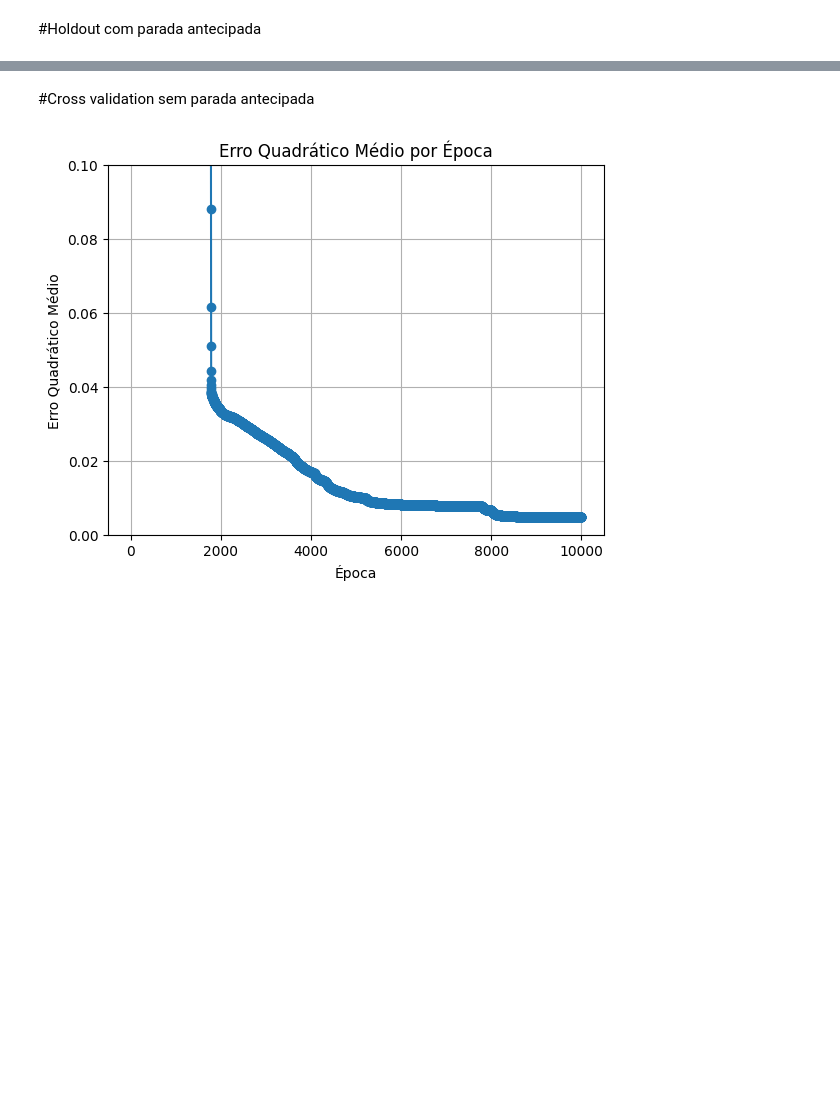
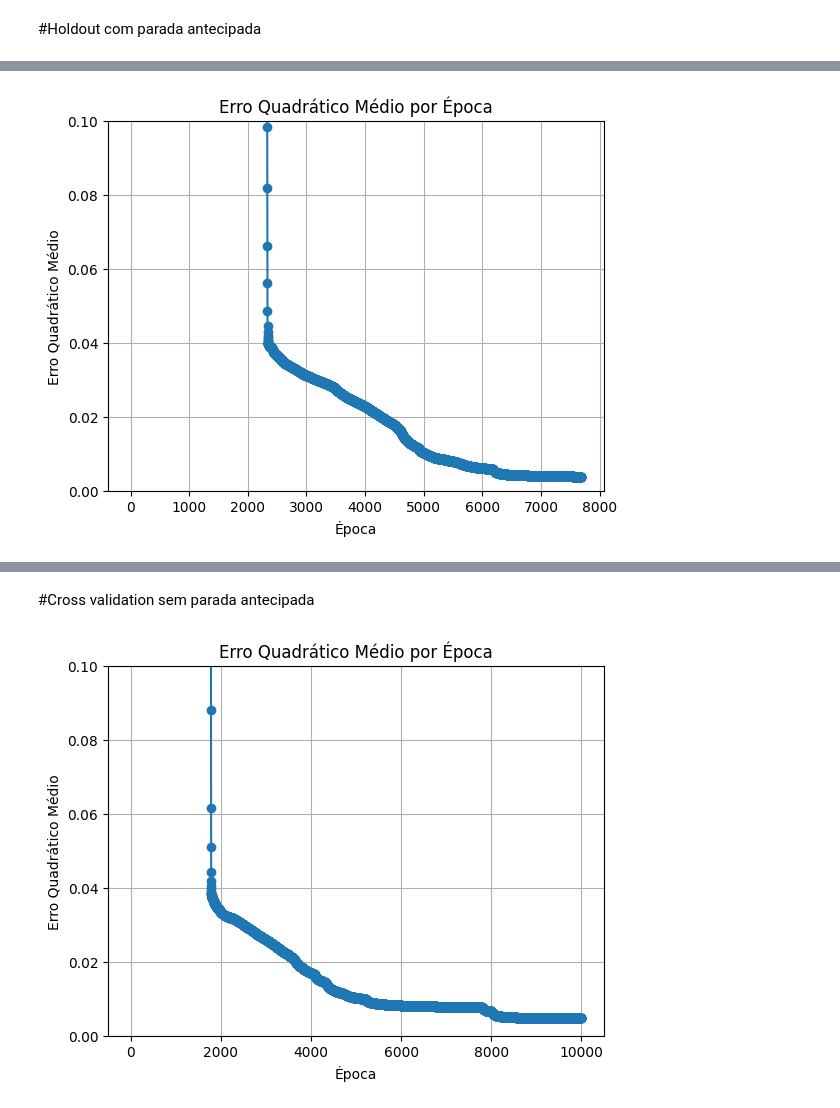
Before and after one commit to FabianaAndrade/projeto_IA, a Jupyter notebook: main.ipynb, the cells around one changed output, grey strips where cells are left out. Saved outputs shown, nothing was run; the diff lists cells and outputs as text; code cells hidden in the pictures; blank space fills up the shorter version.

Commit message:
add holdout e funcao de divisao dos itens

```diff
--- a/main.ipynb
+++ b/main.ipynb
@@ -242,2 +294,96 @@ Porcentagem de acertos:  74.81203007518798
 # %% [markdown]
 #Holdout com parada antecipada
+# %%
+def treinamento(mlp, X, y, X_val, y_val, epocas, epocas_sem_melhoria):
+    """
+        Implementação  do treinamento da rede neural com parada antecipada
+    """
+    erros_treino = []
+    erros_val = []
+    melhor_erro_val = float('inf')
+    count_epocas_sem_melhorias = 0
+
+    for epoca in range(epocas):
+        saida = mlp.feedforward(X)
+        mlp.backpropagation(X, y, saida)
+        erro_treino = np.mean((y - saida) ** 2)
+        erros_treino.append(erro_treino)
+
+        saida_val = mlp.feedforward(X_val)
+        erro_val = np.mean((y_val - saida_val) ** 2)
+        erros_val.append(erro_val)
+
+        if erro_val < melhor_erro_val:
+            melhor_erro_val = erro_val
+            melhor_pesos = (mlp.pesos_saindo_camada_de_entrada_para_escondida.copy(),
+                            mlp.pesos_saindo_camada_escondida_para_saida.copy(),
+                            mlp.bias_camada_escondida.copy(),
+                            mlp.bias_camada_saida.copy())
+            count_epocas_sem_melhorias = 0
+        else:
+            count_epocas_sem_melhorias += 1
+
+        if count_epocas_sem_melhorias >= epocas_sem_melhoria:
+            print(f"Parada antecipada na época {epoca + 1}")
+            print(f"Melhor erro de validação: {melhor_erro_val}")
+            print(f"Erro de treinamento na época {epoca + 1}: {erro_treino}")
+            print(f"Erro de validação na época {epoca + 1}: {erro_val}")
+
+            break
+
+
+    mlp.pesos_saindo_camada_de_entrada_para_escondida, mlp.pesos_saindo_camada_escondida_para_saida, \
+    mlp.bias_camada_escondida, mlp.bias_camada_saida = melhor_pesos
+
+    plot_erro_por_epoca(erros_treino, epoca + 1)
+
+    return erros_treino, erros_val
+
+def predicto(mlp, X):
+    saida = mlp.feedforward(X)
+    return np.argmax(saida, axis=1)
+
+def acuracia(y_true, y_pred):
+    return np.mean(y_true == y_pred)
+
+
+
+def holdout_parada_antecipada(X, y, tamanho_entrada, num_classes):
+    '''
+        houldout com parada antecipada
+    '''
+    perc_treino = 0.6
+    perc_validacao = 0.2
+
+    arrays_combinados = np.hstack((X, y))
+    np.random.shuffle(arrays_combinados)
+
+    x_randomizado = arrays_combinados[:, :X.shape[1]]
+    y_randomizado = arrays_combinados[:, X.shape[1]:]
+
+    x_treino, y_treino, x_validacao, y_validacao, x_teste, y_teste = distribui_valores( x = x_randomizado, y = y_randomizado, perc_treino = perc_treino, perc_validacao = perc_validacao)
+
+    print(f"Treino: {len(x_treino)}")
+    print(f"Validação: {len(x_validacao)}")
+    print(f"Teste: {len(x_teste)}")
+
+    epocas_sem_melhoria = 400
+
+    mlp = MLP(tamanho_entrada, tamanho_camada_escondida, num_classes, learning_rate)
+    erros_treino, erros_val = treinamento(mlp, x_treino, y_treino, x_validacao, y_validacao, epocas, epocas_sem_melhoria)
+
+    y_pred = predicto(mlp, x_teste)
+    y_test_labels = np.argmax(y_teste, axis=1)
+
+    acc = acuracia(y_test_labels, y_pred)
+    print(f"Acurácia: {acc * 100:.2f}%")
+    cm = confusion_matrix(y_test_labels, y_pred)
+    cmd = ConfusionMatrixDisplay(cm, display_labels=['A','B', 'C', 'D', 'E', 'F', 'G', 'H', 'I', 'J', 'K', 'L', 'M', 'N', 'O', 'P', 'Q', 'R', 'S', 'T', 'U', 'V', 'W', 'X', 'Y', 'Z'])
+    cmd.plot()
+    cmd.ax_.set(xlabel = 'Labels Previstos', ylabel = 'Labels Verdadeiros', title = 'Matriz de Confusão')
+
+tamanho_camada_entrada= 120
+tamanho_camada_saida = 26
+leitura_dados = LeituraDados()
+holdout_parada_antecipada(leitura_dados.x, leitura_dados.y, tamanho_camada_entrada, tamanho_camada_saida)
+# %% [output]
@@ -243,0 +397 @@ Porcentagem de acertos:  74.81203007518798
+[figure, added]
```
Also changed, not shown: parts of 6 cells of this notebook.
